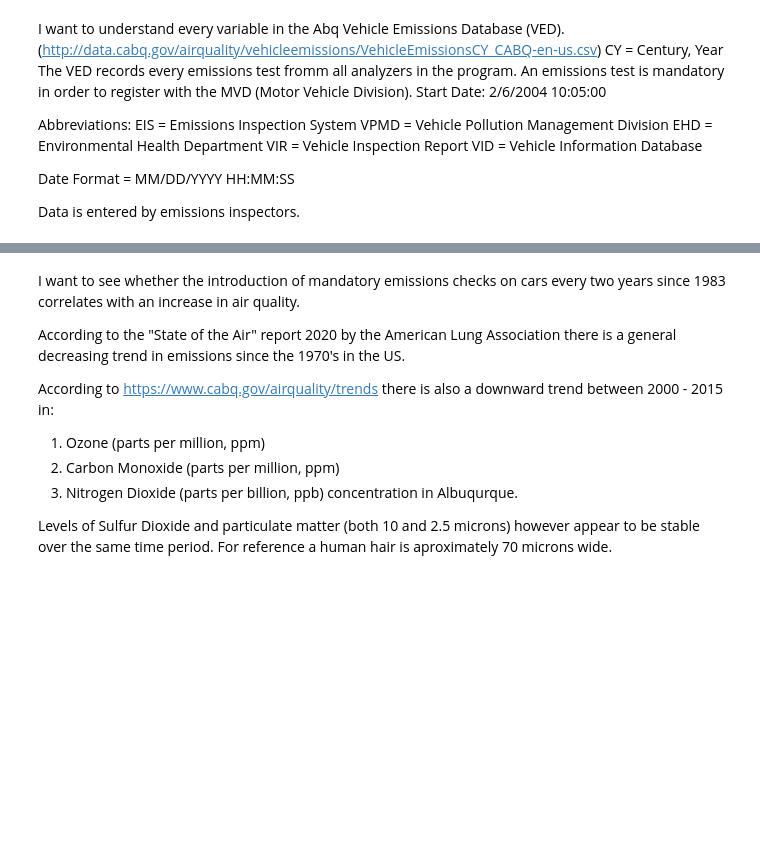
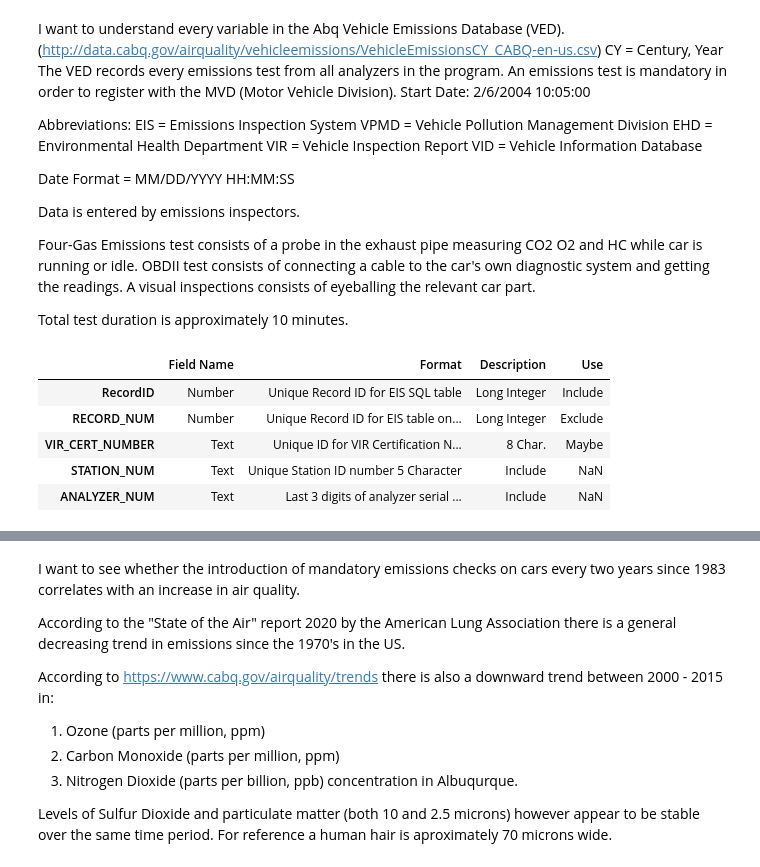
Before and after one commit to hanbo-e/wimlds_emissions, a Jupyter notebook: data_exploration_eeva.ipynb, the cells around one changed output, grey strips where cells are left out. Cells and saved outputs as stored; diff of their text form; code cells hidden in the pictures; blank space fills up the shorter version.

```diff
--- a/data_exploration_eeva.ipynb
+++ b/data_exploration_eeva.ipynb
@@ -1,7 +1,7 @@
 # %% [markdown]
 I want to understand every variable in the Abq Vehicle Emissions Database (VED).
 (http://data.cabq.gov/airquality/vehicleemissions/VehicleEmissionsCY_CABQ-en-us.csv) CY = Century, Year
-The VED records every emissions test fromm all analyzers in the program.
+The VED records every emissions test from all analyzers in the program.
 An emissions test is mandatory in order to register with the MVD (Motor Vehicle Division).
 Start Date: 2/6/2004 10:05:00
 
@@ -15,3 +15,9 @@ VID = Vehicle Information Database
 Date Format = MM/DD/YYYY HH:MM:SS
 
 Data is entered by emissions inspectors.
+
+Four-Gas Emissions test consists of a probe in the exhaust pipe measuring CO2 O2 and HC while car is running or idle.
+OBDII test consists of connecting a cable to the car's own diagnostic system and getting the readings.
+A visual inspections consists of eyeballing the relevant car part.
+
+Total test duration is approximately 10 minutes.
@@ -17,0 +34,9 @@ Data is entered by emissions inspectors.
+# %%
+df_meta.head()
+# %% [output]
+|  | Field Name | Format | Description | Use |
+| RecordID | Number | Unique Record ID for EIS SQL table | Long Integer | Include |
+| RECORD_NUM | Number | Unique Record ID for EIS table on... | Long Integer | Exclude |
+| VIR_CERT_NUMBER | Text | Unique ID for VIR Certification N... | 8 Char. | Maybe |
+| STATION_NUM | Text | Unique Station ID number 5 Character | Include | NaN |
+| ANALYZER_NUM | Text | Last 3 digits of analyzer serial ... | Include | NaN |
```
Also changed, not shown: parts of 11 cells of this notebook.
